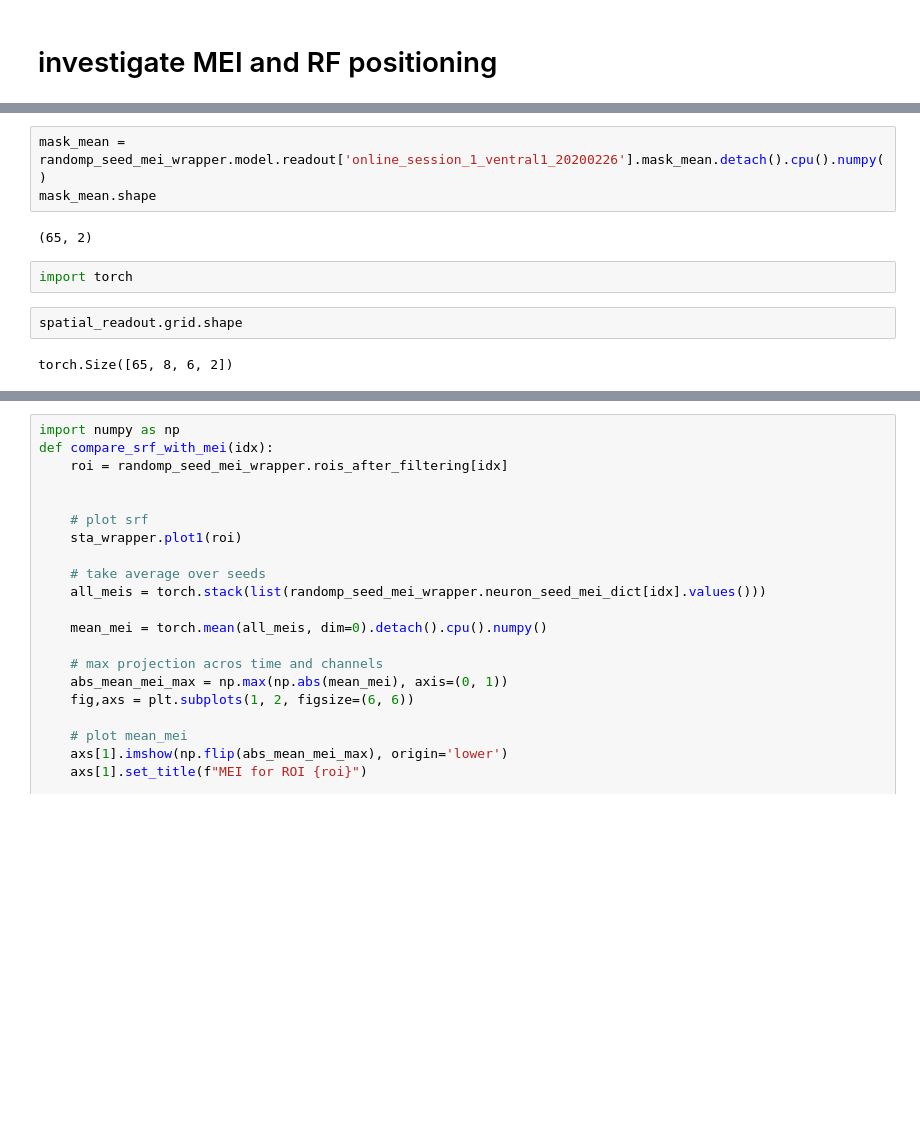
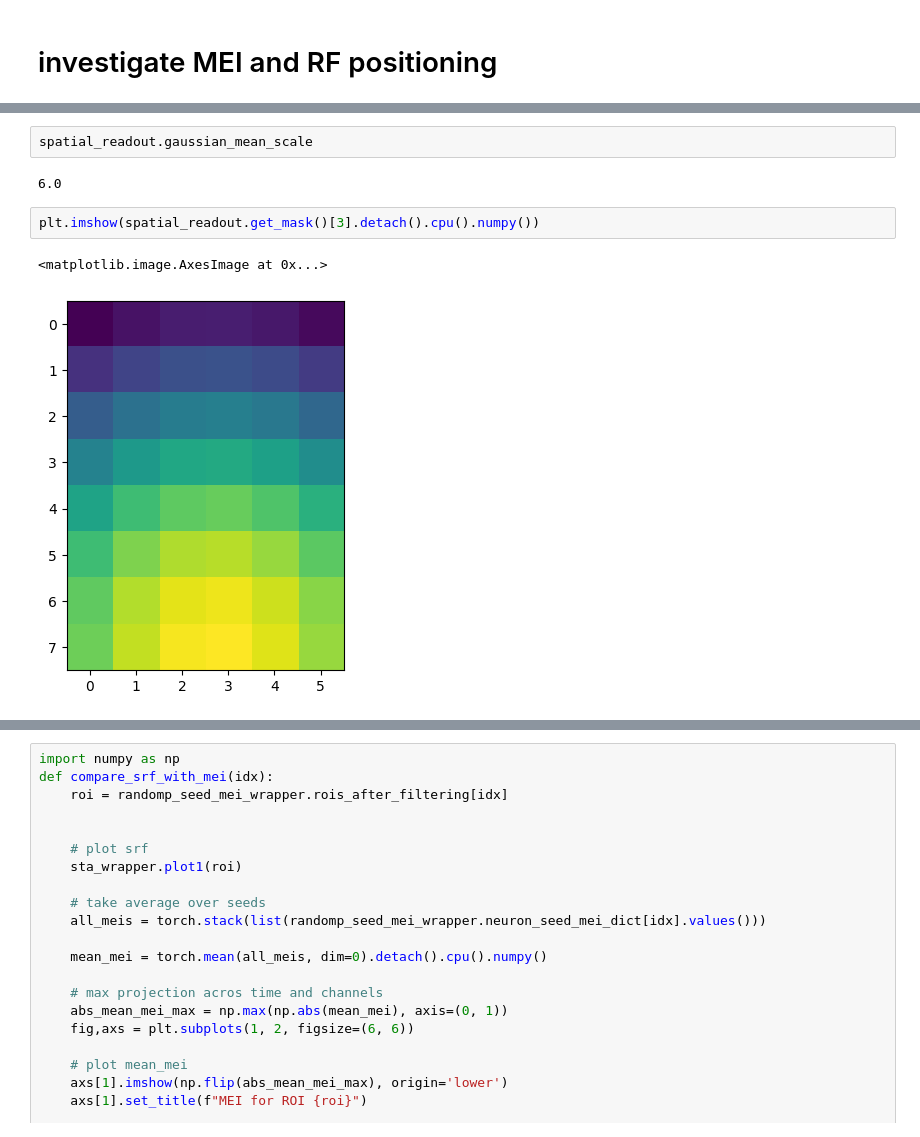
Before and after one commit to SamuelSuhai/model_in_the_loop, a Jupyter notebook: notebooks/gui/visualization_gui_experiments.ipynb, the cells around one changed output, grey strips where cells are left out. Saved outputs shown, nothing was run; the diff lists cells and outputs as text; blank space fills up the shorter version.

```diff
--- a/notebooks/gui/visualization_gui_experiments.ipynb
+++ b/notebooks/gui/visualization_gui_experiments.ipynb
@@ -219,11 +256,9 @@ spatial_readout = randomp_seed_mei_wrapper.model.readout['online_session_1_ventr
-# %%
-mask_mean = randomp_seed_mei_wrapper.model.readout['online_session_1_ventral1_20200226'].mask_mean.detach().cpu().numpy()
-mask_mean.shape
-# %% [output]
-(65, 2)
-# %%
-import torch
-# %%
-spatial_readout.grid.shape
-# %% [output]
-torch.Size([65, 8, 6, 2])
+# %%
+spatial_readout.gaussian_mean_scale
+# %% [output]
+6.0
+# %%
+plt.imshow(spatial_readout.get_mask()[3].detach().cpu().numpy())
+# %% [output]
+<matplotlib.image.AxesImage at 0x...>
+[figure, added]
```
Also changed, not shown: parts of 13 cells of this notebook, 5 other files.
